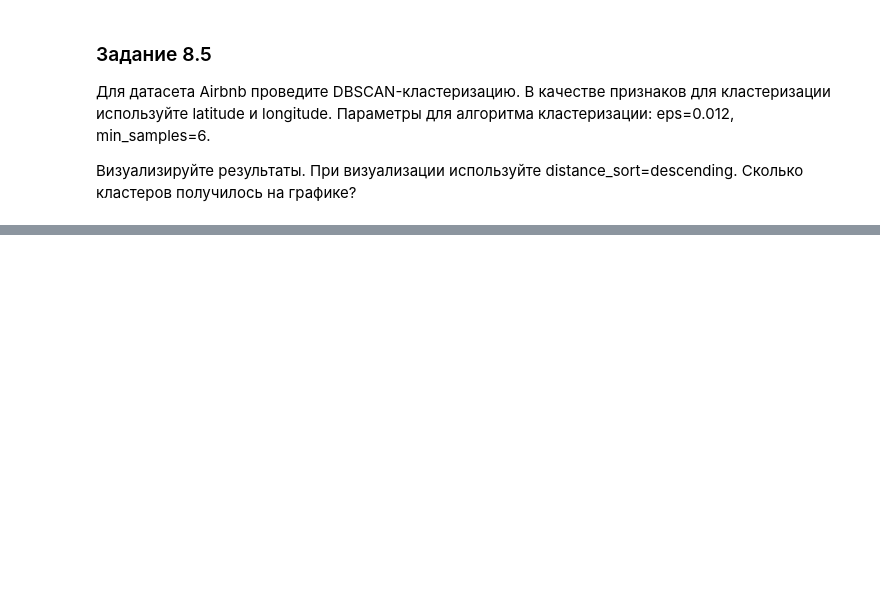
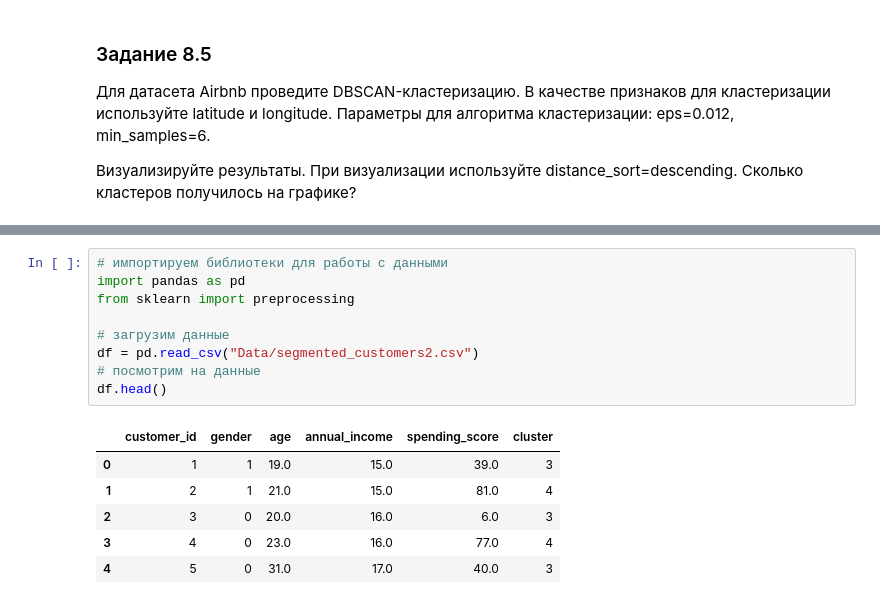
Before and after one commit to Alexx-Yu/python_classes, a Jupyter notebook: Module 33 - ML-4/Practice.ipynb, the cells around one changed output, grey strips where cells are left out. Saved outputs shown, nothing was run; the diff lists cells and outputs as text; blank space fills up the shorter version.

```diff
--- a/Module 33 - ML-4/Practice.ipynb
+++ b/Module 33 - ML-4/Practice.ipynb
@@ -254,0 +270,16 @@ sns.scatterplot(df.latitude, df.longitude, c=dbscan_clus.fit_predict(df[['latitu
+# %%
+# импортируем библиотеки для работы с данными
+import pandas as pd
+from sklearn import preprocessing
+
+# загрузим данные
+df = pd.read_csv("Data/segmented_customers2.csv")
+# посмотрим на данные
+df.head()
+# %% [output]
+|  | customer_id | gender | age | annual_income | spending_score | cluster |
+| 0 | 1 | 1 | 19.0 | 15.0 | 39.0 | 3 |
+| 1 | 2 | 1 | 21.0 | 15.0 | 81.0 | 4 |
+| 2 | 3 | 0 | 20.0 | 16.0 | 6.0 | 3 |
+| 3 | 4 | 0 | 23.0 | 16.0 | 77.0 | 4 |
+| 4 | 5 | 0 | 31.0 | 17.0 | 40.0 | 3 |
```
Also changed, not shown: parts of 34 cells of this notebook, 1 other file.
